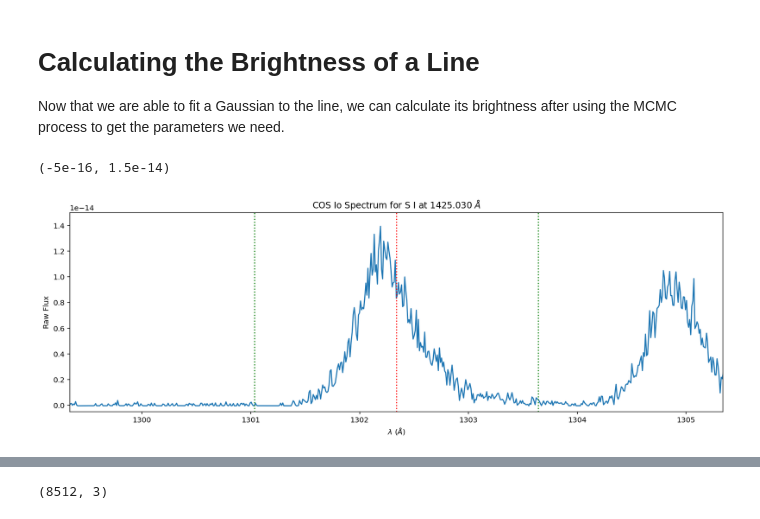
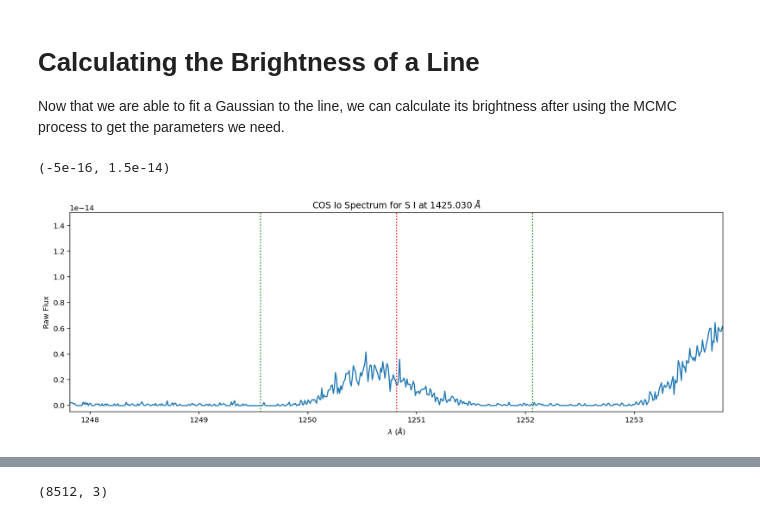
Before and after one commit to 18ganesha/io_brightness, a Jupyter notebook: notebooks/04.1_Calculating_brightness_from_MCMC_guess_without_b_and_m.ipynb, the cells around one changed output, grey strips where cells are left out. Saved outputs shown, nothing was run; the diff lists cells and outputs as text; code cells hidden in the pictures.

```diff
--- a/notebooks/04.1_Calculating_brightness_from_MCMC_guess_without_b_and_m.ipynb
+++ b/notebooks/04.1_Calculating_brightness_from_MCMC_guess_without_b_and_m.ipynb
@@ -39,22 +39,22 @@ df = df[target_mask]
 df_wavelength = df['Wavelength']
 df_species = df['Species']
 # %%
-line = 1302.337
+line = 1250.814
 left_bound = 0.999*line
 right_bound = 1.001*line
 plt.figure(figsize=(16, 5))
 plt.plot(evt_data['WAVELENGTH'].T, evt_data['FLUX'].T) #make it columns instead of rows bc otherwise will be a blank plot
 plt.xlabel('$\lambda$ ($\AA$)');
 plt.ylabel('Raw Flux')
 plt.title("COS Io Spectrum for S I at 1425.030 $\AA$")
 plt.axvline(line, color = 'red', linestyle = 'dotted')
 plt.axvline(left_bound, color = 'green', linestyle = 'dotted')
 plt.axvline(right_bound, color = 'green', linestyle = 'dotted')
 plt.xlim(line-3,line+3)
 plt.ylim(-0.005*10**-13,0.15*10**-13)
 # %% [output]
 (-5e-16, 1.5e-14)
-[figure, old version]
+[figure, new version]
 # %%
 sub_region = (evt_data['WAVELENGTH'] > left_bound) & (evt_data['WAVELENGTH'] < right_bound) #only take values within this area
 wl = evt_data['WAVELENGTH'][sub_region]
```
Also changed, not shown: parts of 9 cells of this notebook, 9 other files.
